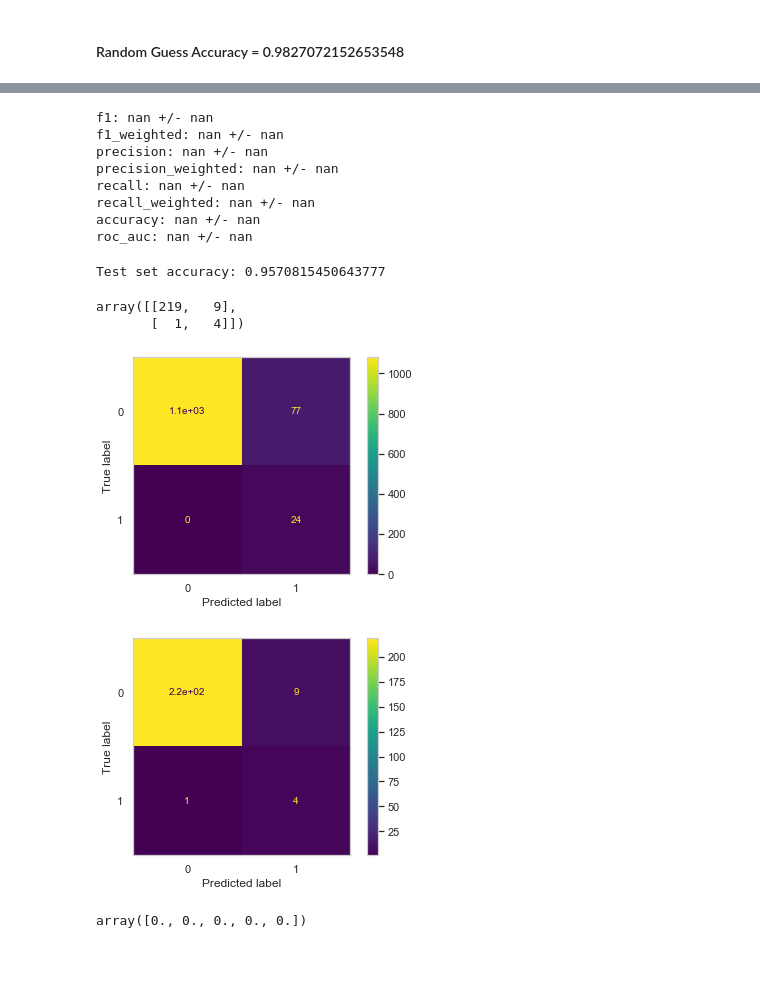
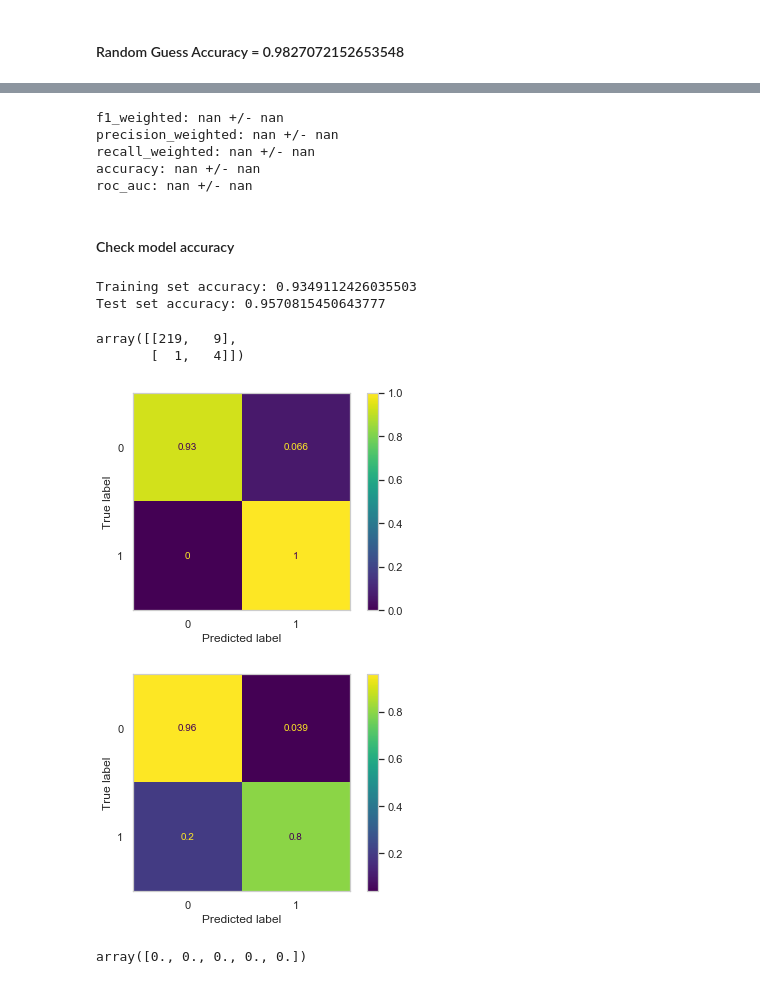
Before and after one commit to dwalkup/NIC_prediction, a Jupyter notebook: ice_classic_modeling.ipynb, the cells around one changed output, grey strips where cells are left out. Saved outputs shown, nothing was run; the diff lists cells and outputs as text; code cells hidden in the pictures.

```diff
--- a/notebooks/ice_classic_modeling.ipynb
+++ b/ice_classic_modeling.ipynb
@@ -175,26 +127,20 @@ pipe = make_pipeline(encoder, clf)
 X_train, y_train = training_df[used_cols], training_df[target]
 
 scores = cross_validate(pipe, X_train, y_train, cv = TimeSeriesSplit(),
-                        scoring=['f1', 'f1_weighted', 'precision', 'precision_weighted',
-                                 'recall', 'recall_weighted', 'accuracy', 'roc_auc'])
+                        scoring=['f1_weighted', 'precision_weighted', 'recall_weighted', 'accuracy',
+                                 'roc_auc'])
 
-print('f1:', scores['test_f1'].mean(), '+/-', scores['test_f1'].std())
 print('f1_weighted:', scores['test_f1_weighted'].mean(), '+/-', scores['test_f1_weighted'].std())
-print('precision:', scores['test_precision'].mean(), '+/-', scores['test_precision'].std())
 print('precision_weighted:', scores['test_precision_weighted'].mean(), '+/-',
       scores['test_precision_weighted'].std())
-print('recall:', scores['test_recall'].mean(), '+/-', scores['test_recall'].std())
 print('recall_weighted:', scores['test_recall_weighted'].mean(), '+/-',
       scores['test_recall_weighted'].std())
 print('accuracy:', scores['test_accuracy'].mean(), '+/-',
       scores['test_accuracy'].std())
 print('roc_auc:', scores['test_roc_auc'].mean(), '+/-', scores['test_roc_auc'].std())
 # %% [output]
-f1: nan +/- nan
 f1_weighted: nan +/- nan
-precision: nan +/- nan
 precision_weighted: nan +/- nan
-recall: nan +/- nan
 recall_weighted: nan +/- nan
 accuracy: nan +/- nan
 roc_auc: nan +/- nan
@@ -206,6 +153,10 @@ y_pred = pipe.predict(X_test)
+# %% [markdown]
+#### Check model accuracy
 # %%
+print('Training set accuracy:', metrics.accuracy_score(y_train, y_pred_train))
 print('Test set accuracy:', metrics.accuracy_score(y_test, y_pred))
 # %% [output]
+Training set accuracy: 0.9349112426035503
 Test set accuracy: 0.9570815450643777
 # %%
 metrics.confusion_matrix(y_test, y_pred)
@@ -213,14 +164,13 @@ metrics.confusion_matrix(y_test, y_pred)
 array([[219,   9],
        [  1,   4]])
 # %%
-metrics.plot_confusion_matrix(pipe, X_train, y_train);
+metrics.plot_confusion_matrix(pipe, X_train, y_train, normalize = 'true');
 # %% [output]
-[figure, old version]
+[figure, new version]
 # %%
-metrics.plot_confusion_matrix(pipe, X_test, y_test);
-# plt.savefig('../testing-confusion-matrix.png', format = 'png', bbox_inches = 'tight')
+metrics.plot_confusion_matrix(pipe, X_test, y_test, normalize = 'true');
 # %% [output]
-[figure, old version]
+[figure, new version]
 # %%
 y_pred_prob = rf.predict_proba(X_test)[:,1]
 y_pred_prob[:5]
```
Also changed, not shown: parts of 14 cells of this notebook, 3 other files.
